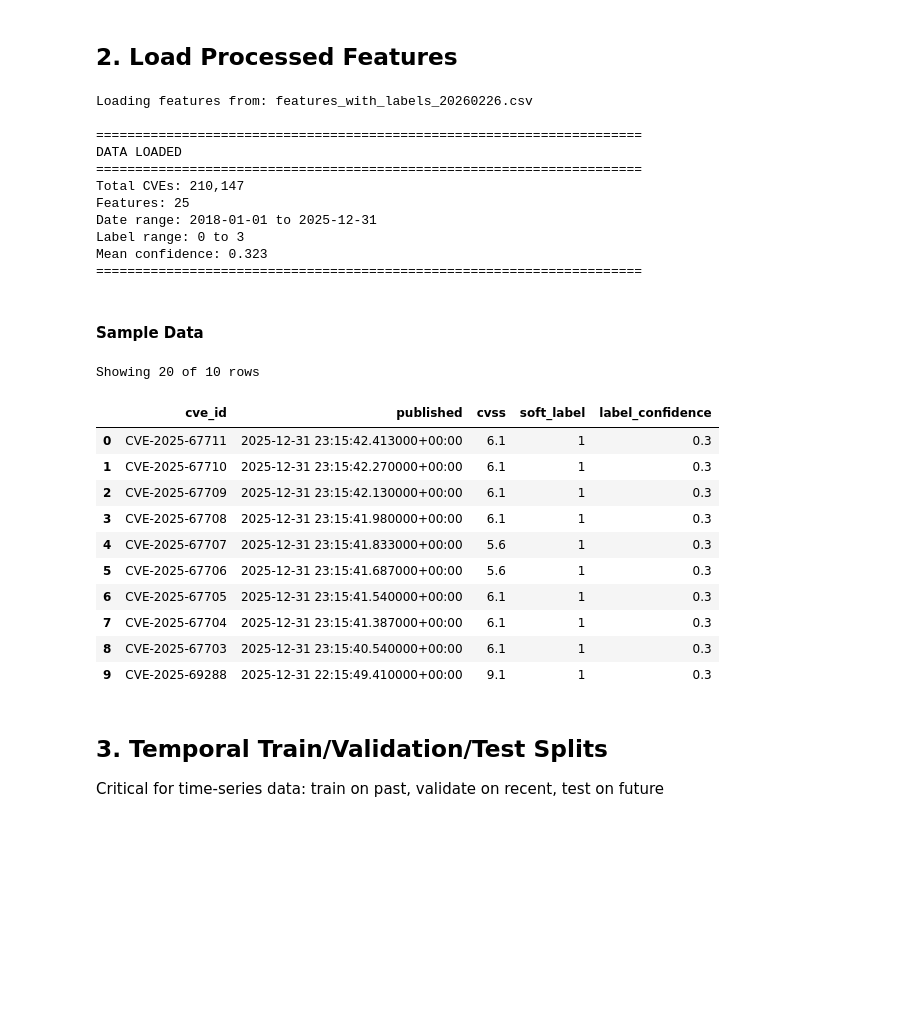
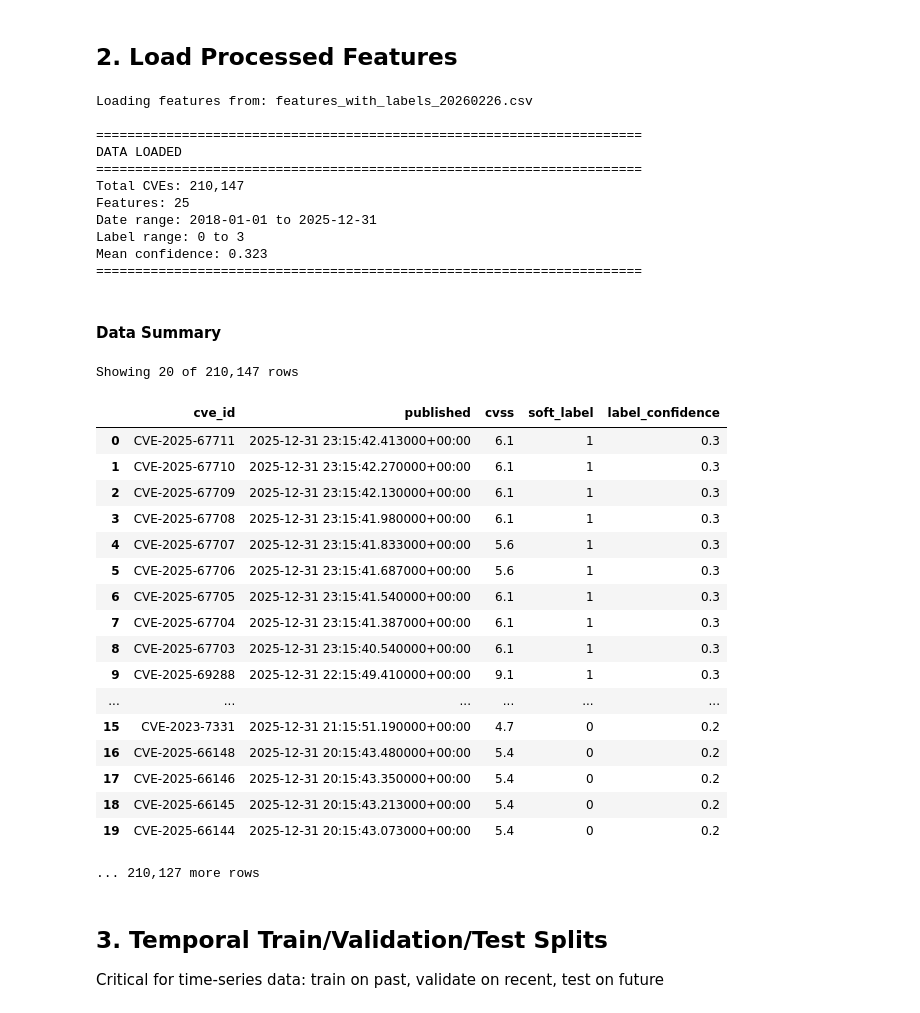
Before and after one commit to er-vinay-india/healthcare-vuln-prioritization-ltr, a Jupyter notebook: cti_recommender/notebooks/Model_Training_And_Evaluation.ipynb, the cells around one changed output. Cells and saved outputs as stored; diff of their text form; code cells hidden in the pictures; blank space fills up the shorter version.

```diff
--- a/cti_recommender/notebooks/Model_Training_And_Evaluation.ipynb
+++ b/cti_recommender/notebooks/Model_Training_And_Evaluation.ipynb
@@ -83,36 +83,43 @@ print(f"{'='*70}")
 print(f"Total CVEs: {len(df):,}")
 print(f"Features: {len([c for c in df.columns if c not in ['cve_id', 'published', 'modified', 'soft_label', 'label_confidence']])}")
 print(f"Date range: {df['published'].min().date()} to {df['published'].max().date()}")
 print(f"Label range: {df['soft_label'].min()} to {df['soft_label'].max()}")
 print(f"Mean confidence: {df['label_confidence'].mean():.3f}")
 print(f"{'='*70}\n")
 
-display_sample(df[['cve_id', 'published', 'cvss', 'soft_label', 'label_confidence']].head(10), title="Sample Data")
+display_sample(df[['cve_id', 'published', 'cvss', 'soft_label', 'label_confidence']], title="Data Summary ")
 # %% [output]
 Loading features from: features_with_labels_20260226.csv
 
 ======================================================================
 DATA LOADED
 ======================================================================
 Total CVEs: 210,147
 Features: 25
 Date range: 2018-01-01 to 2025-12-31
 Label range: 0 to 3
 Mean confidence: 0.323
 ======================================================================
-Sample Data
+Data Summary
-Showing 20 of 10 rows
+Showing 20 of 210,147 rows
 |  | cve_id | published | cvss | soft_label | label_confidence |
 | 0 | CVE-2025-67711 | 2025-12-31 23:15:42.413000+00:00 | 6.1 | 1 | 0.3 |
 | 1 | CVE-2025-67710 | 2025-12-31 23:15:42.270000+00:00 | 6.1 | 1 | 0.3 |
 | 2 | CVE-2025-67709 | 2025-12-31 23:15:42.130000+00:00 | 6.1 | 1 | 0.3 |
 | 3 | CVE-2025-67708 | 2025-12-31 23:15:41.980000+00:00 | 6.1 | 1 | 0.3 |
 | 4 | CVE-2025-67707 | 2025-12-31 23:15:41.833000+00:00 | 5.6 | 1 | 0.3 |
 | 5 | CVE-2025-67706 | 2025-12-31 23:15:41.687000+00:00 | 5.6 | 1 | 0.3 |
 | 6 | CVE-2025-67705 | 2025-12-31 23:15:41.540000+00:00 | 6.1 | 1 | 0.3 |
 | 7 | CVE-2025-67704 | 2025-12-31 23:15:41.387000+00:00 | 6.1 | 1 | 0.3 |
 | 8 | CVE-2025-67703 | 2025-12-31 23:15:40.540000+00:00 | 6.1 | 1 | 0.3 |
 | 9 | CVE-2025-69288 | 2025-12-31 22:15:49.410000+00:00 | 9.1 | 1 | 0.3 |
+| ... | ... | ... | ... | ... | ... |
+| 15 | CVE-2023-7331 | 2025-12-31 21:15:51.190000+00:00 | 4.7 | 0 | 0.2 |
+| 16 | CVE-2025-66148 | 2025-12-31 20:15:43.480000+00:00 | 5.4 | 0 | 0.2 |
+| 17 | CVE-2025-66146 | 2025-12-31 20:15:43.350000+00:00 | 5.4 | 0 | 0.2 |
+| 18 | CVE-2025-66145 | 2025-12-31 20:15:43.213000+00:00 | 5.4 | 0 | 0.2 |
+| 19 | CVE-2025-66144 | 2025-12-31 20:15:43.073000+00:00 | 5.4 | 0 | 0.2 |
+... 210,127 more rows
 # %% [markdown]
 ## 3. Temporal Train/Validation/Test Splits
 
```
Also changed, not shown: parts of 1 cell of this notebook.
